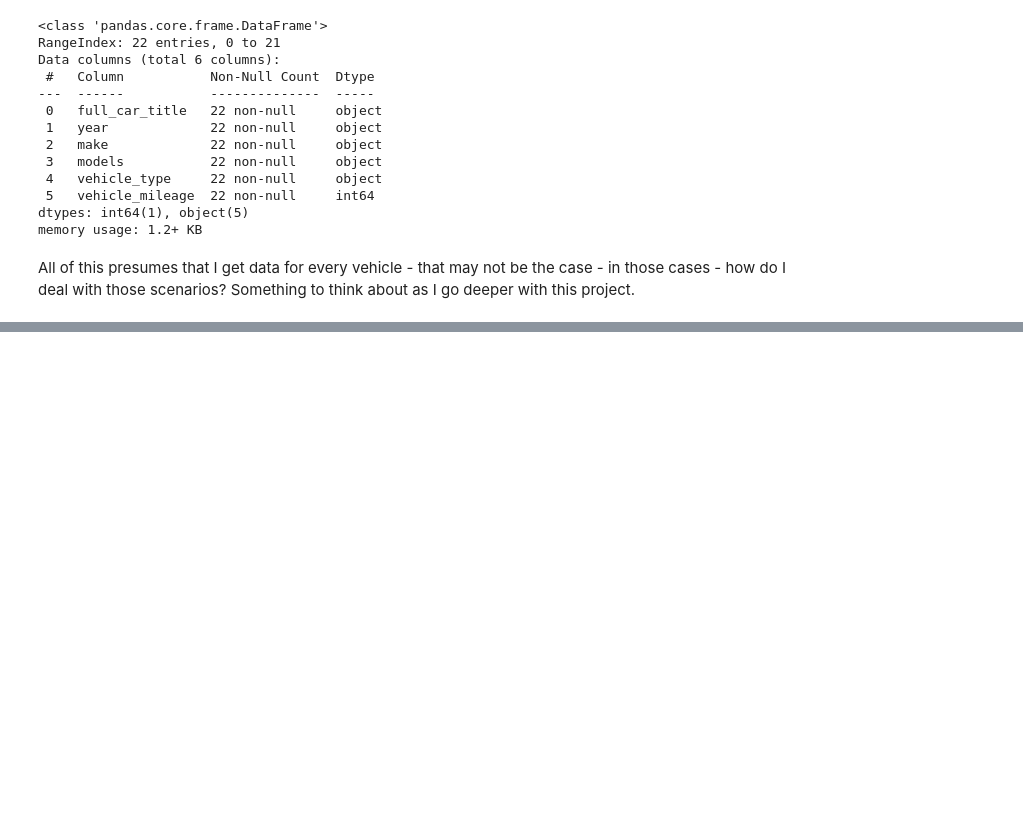
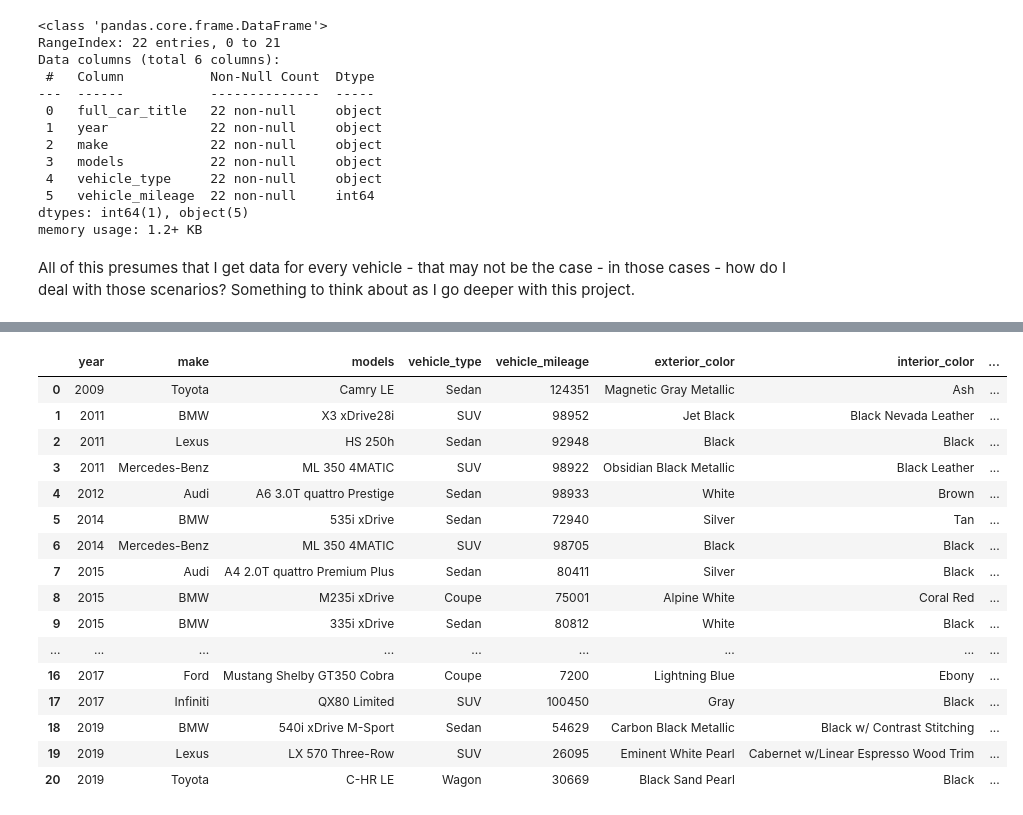
Before and after one commit to dkimhw/inventory-insights, a Jupyter notebook: testing_web_scraping.ipynb, the cells around one changed output, grey strips where cells are left out. Saved outputs shown, nothing was run; the diff lists cells and outputs as text; code cells hidden in the pictures; blank space fills up the shorter version.

```diff
--- a/testing_web_scraping.ipynb
+++ b/testing_web_scraping.ipynb
@@ -284,3 +284,24 @@ import sqlite3
 
 
 conn = sqlite3.connect('cars.db')
+results_df = pd.read_sql('SELECT * FROM inventory;', conn)
+# %%
+results_df
+# %% [output]
+|  | year | make | models | vehicle_type | vehicle_mileage | exterior_color | interior_color | ... |
+| 0 | 2009 | Toyota | Camry LE | Sedan | 124351 | Magnetic Gray Metallic | Ash | ... |
+| 1 | 2011 | BMW | X3 xDrive28i | SUV | 98952 | Jet Black | Black Nevada Leather | ... |
+| 2 | 2011 | Lexus | HS 250h | Sedan | 92948 | Black | Black | ... |
+| 3 | 2011 | Mercedes-Benz | ML 350 4MATIC | SUV | 98922 | Obsidian Black Metallic | Black Leather | ... |
+| 4 | 2012 | Audi | A6 3.0T quattro Prestige | Sedan | 98933 | White | Brown | ... |
+| 5 | 2014 | BMW | 535i xDrive | Sedan | 72940 | Silver | Tan | ... |
+| 6 | 2014 | Mercedes-Benz | ML 350 4MATIC | SUV | 98705 | Black | Black | ... |
+| 7 | 2015 | Audi | A4 2.0T quattro Premium Plus | Sedan | 80411 | Silver | Black | ... |
+| 8 | 2015 | BMW | M235i xDrive | Coupe | 75001 | Alpine White | Coral Red | ... |
+| 9 | 2015 | BMW | 335i xDrive | Sedan | 80812 | White | Black | ... |
+| ... | ... | ... | ... | ... | ... | ... | ... | ... |
+| 16 | 2017 | Ford | Mustang Shelby GT350 Cobra | Coupe | 7200 | Lightning Blue | Ebony | ... |
+| 17 | 2017 | Infiniti | QX80 Limited | SUV | 100450 | Gray | Black | ... |
+| 18 | 2019 | BMW | 540i xDrive M-Sport | Sedan | 54629 | Carbon Black Metallic | Black w/ Contrast Stitching | ... |
+| 19 | 2019 | Lexus | LX 570 Three-Row | SUV | 26095 | Eminent White Pearl | Cabernet w/Linear Espresso Wood Trim | ... |
+| 20 | 2019 | Toyota | C-HR LE | Wagon | 30669 | Black Sand Pearl | Black | ... |
```
Also changed, not shown: parts of 1 cell of this notebook, 5 other files.
